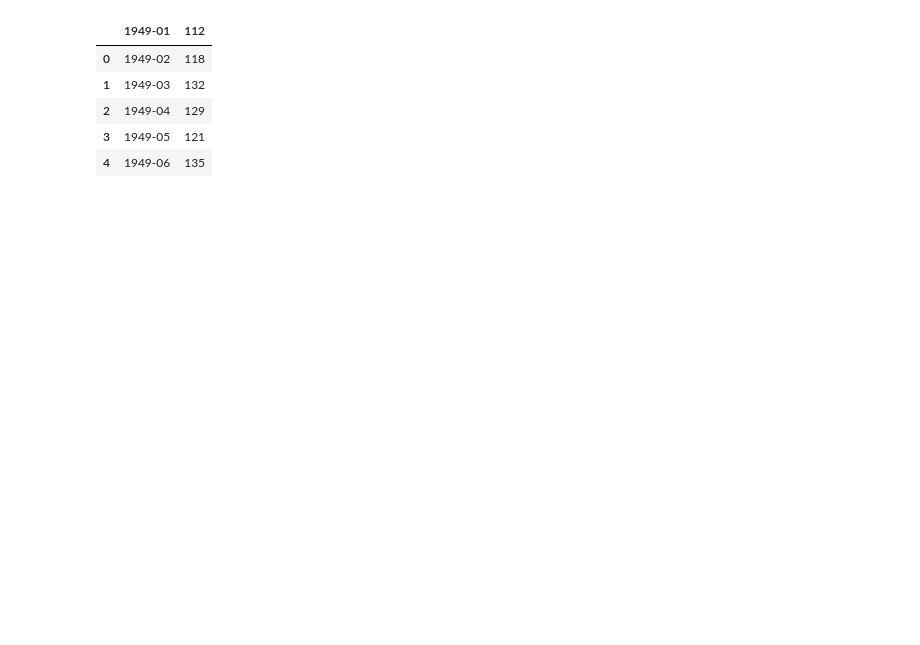
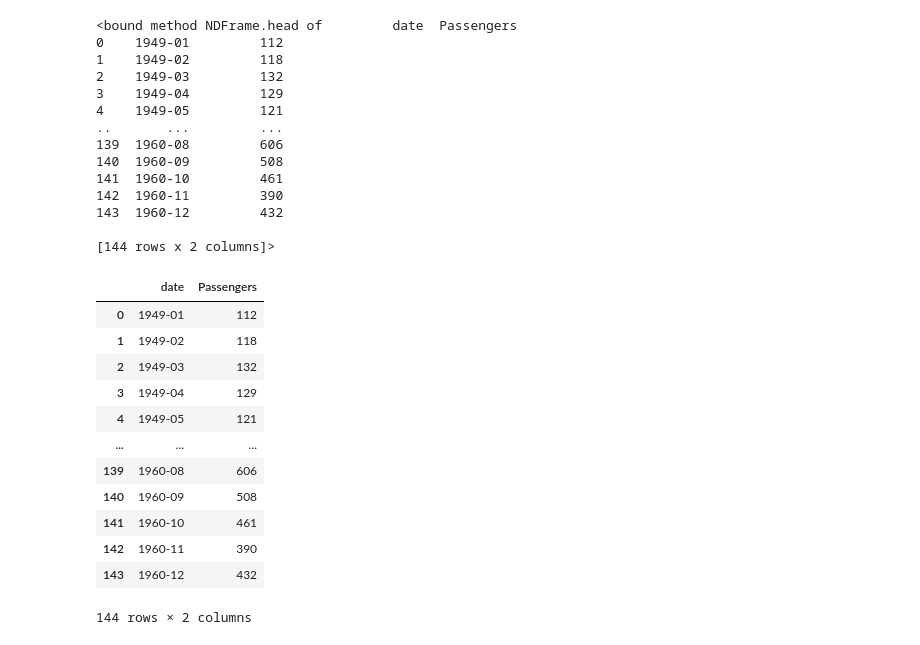
Before and after one commit to KAUSHAL0391/TFM, a Jupyter notebook: 03APR.ipynb, the cells around one changed output. Drawn from its saved outputs; the diff is of its cells as text; code cells hidden in the pictures; blank space fills up the shorter version.

```diff
--- a/03APR.ipynb
+++ b/03APR.ipynb
@@ -9,9 +15,17 @@ df = pd.read_csv("airline-passengers.csv")
 # %%
-df.head()
+df.head
 # %% [output]
-|  | 1949-01 | 112 |
-| 0 | 1949-02 | 118 |
-| 1 | 1949-03 | 132 |
-| 2 | 1949-04 | 129 |
-| 3 | 1949-05 | 121 |
-| 4 | 1949-06 | 135 |
+<bound method NDFrame.head of         date  Passengers
+0    1949-01         112
+1    1949-02         118
+2    1949-03         132
+3    1949-04         129
+4    1949-05         121
+..       ...         ...
+139  1960-08         606
+140  1960-09         508
+141  1960-10         461
+142  1960-11         390
+143  1960-12         432
+
+[144 rows x 2 columns]>
@@ -22,0 +32,16 @@ moving_average = passenger_data.rolling(window=window_size).mean()
+# %%
+df
+# %% [output]
+|  | date | Passengers |
+| 0 | 1949-01 | 112 |
+| 1 | 1949-02 | 118 |
+| 2 | 1949-03 | 132 |
+| 3 | 1949-04 | 129 |
+| 4 | 1949-05 | 121 |
+| ... | ... | ... |
+| 139 | 1960-08 | 606 |
+| 140 | 1960-09 | 508 |
+| 141 | 1960-10 | 461 |
+| 142 | 1960-11 | 390 |
+| 143 | 1960-12 | 432 |
+144 rows × 2 columns
```
Also changed, not shown: parts of 19 cells of this notebook.
